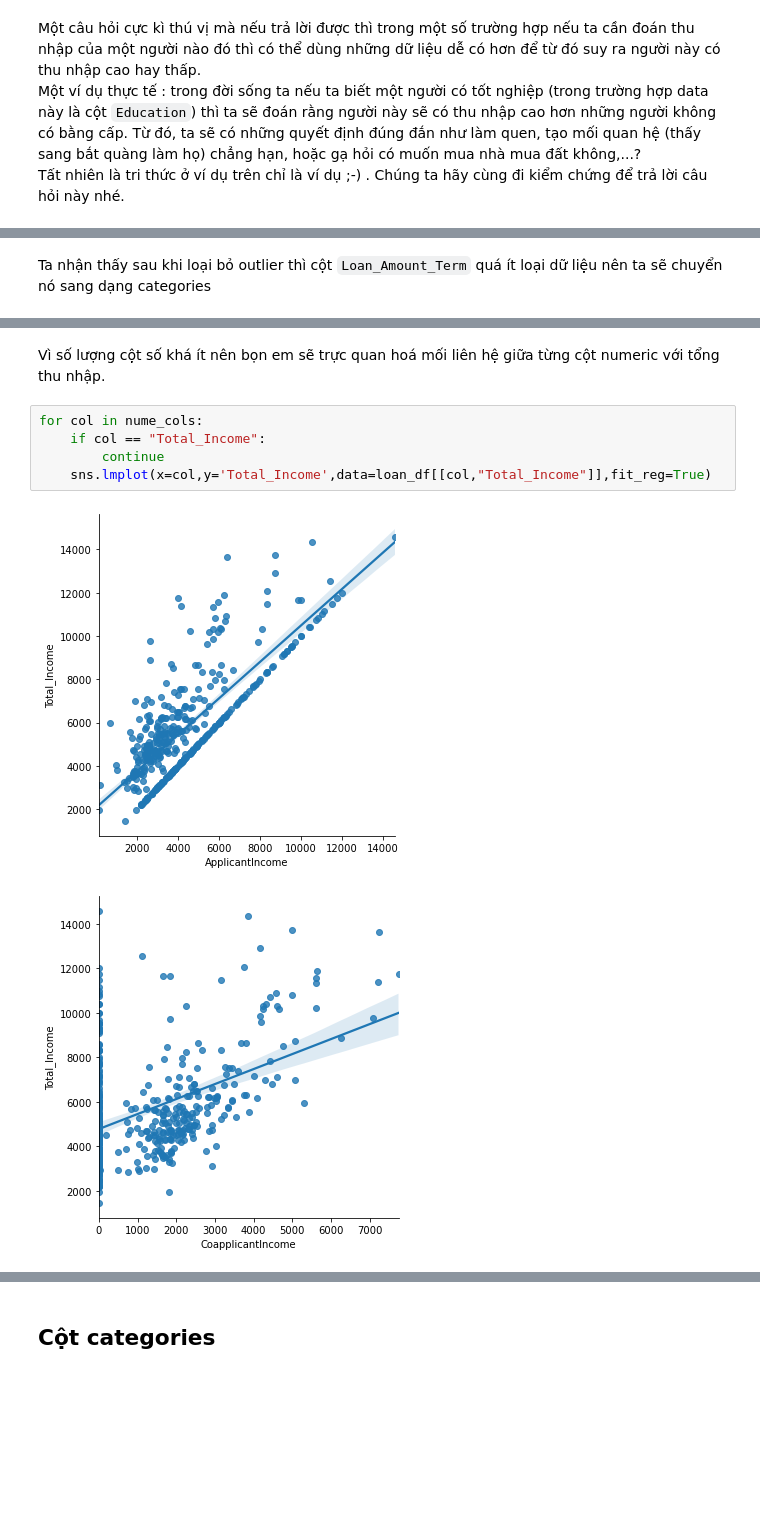
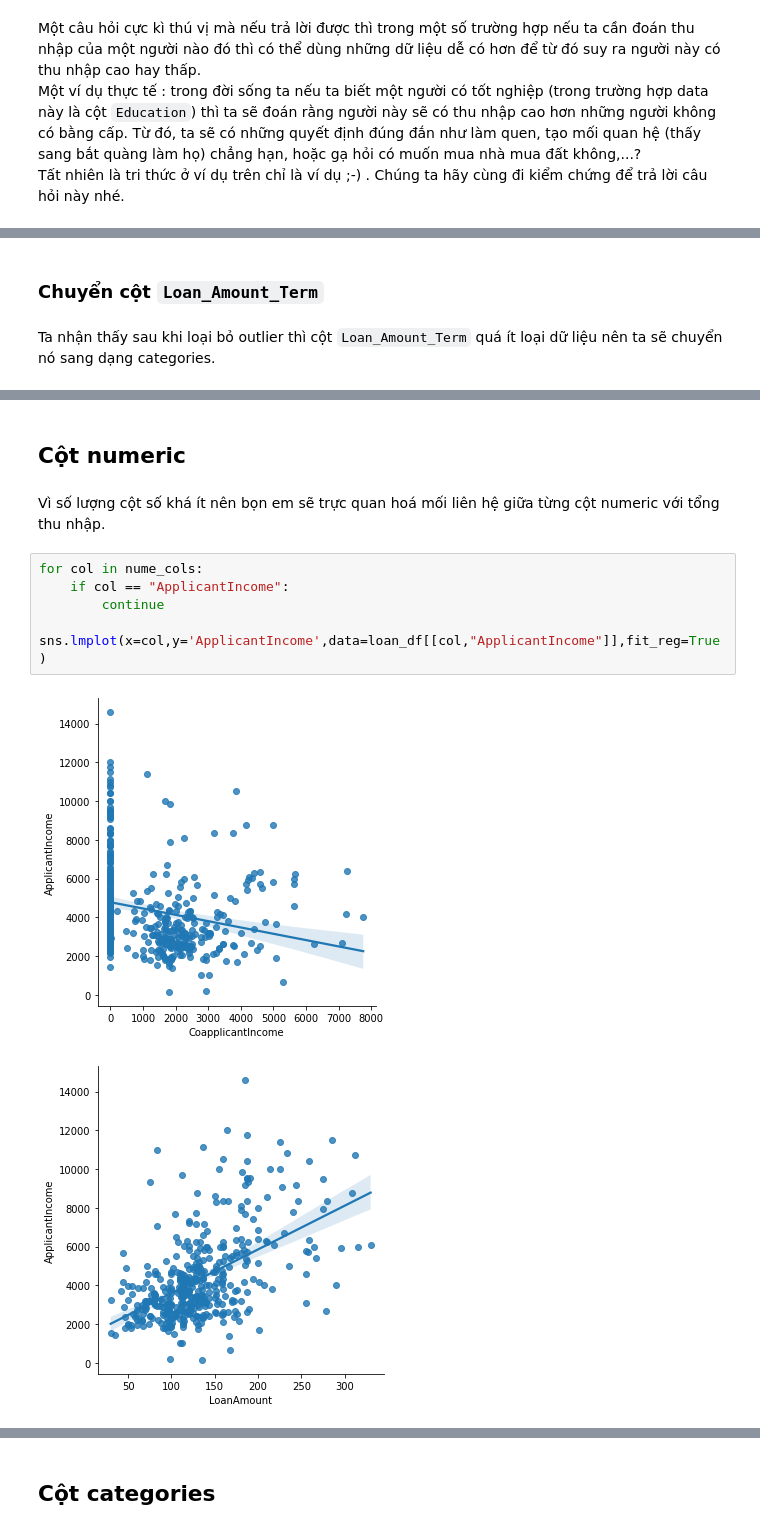
Before and after one commit to tonyvu1289/P4DS-FinalProject-vip, a Jupyter notebook: duy_question.ipynb, the cells around one changed output, grey strips where cells are left out. Drawn from its saved outputs; the diff is of its cells as text; blank space fills up the shorter version.

```diff
--- a/duy_question.ipynb
+++ b/duy_question.ipynb
@@ -406,5 +416,7 @@ Tất nhiên là tri thức ở ví dụ trên chỉ là ví dụ ;-) . Chúng t
+# %% [markdown]
+### Chuyển cột `Loan_Amount_Term`
 # %% [markdown]
-Ta nhận thấy sau khi loại bỏ outlier thì cột `Loan_Amount_Term` quá ít loại dữ liệu nên ta sẽ chuyển nó sang dạng categories
+Ta nhận thấy sau khi loại bỏ outlier thì cột `Loan_Amount_Term` quá ít loại dữ liệu nên ta sẽ chuyển nó sang dạng categories.
 # %%
 try:
     nume_cols = nume_cols.drop(columns="Loan_Amount_Term")
@@ -422,13 +434,15 @@ cate_cols.head()
 | 2 | Male | Yes | 0.0 | Graduate | Yes | 1.0 | Urban | Yes | ... |
 | 3 | Male | Yes | 0.0 | Not Graduate | No | 1.0 | Urban | Yes | ... |
 | 4 | Male | No | 0.0 | Graduate | No | 1.0 | Urban | Yes | ... |
+# %% [markdown]
+## Cột numeric
 # %% [markdown]
 Vì số lượng cột số khá ít nên bọn em sẽ trực quan hoá mối liên hệ giữa từng cột numeric với tổng thu nhập.
 # %%
 for col in nume_cols:
-    if col == "Total_Income":
+    if col == "ApplicantIncome":
         continue
-    sns.lmplot(x=col,y='Total_Income',data=loan_df[[col,"Total_Income"]],fit_reg=True)
+    sns.lmplot(x=col,y='ApplicantIncome',data=loan_df[[col,"ApplicantIncome"]],fit_reg=True)
 # %% [output]
-[figure, old version]
+[figure, new version]
-[figure, old version]
+[figure, new version]
```
Also changed, not shown: parts of 22 cells of this notebook.
